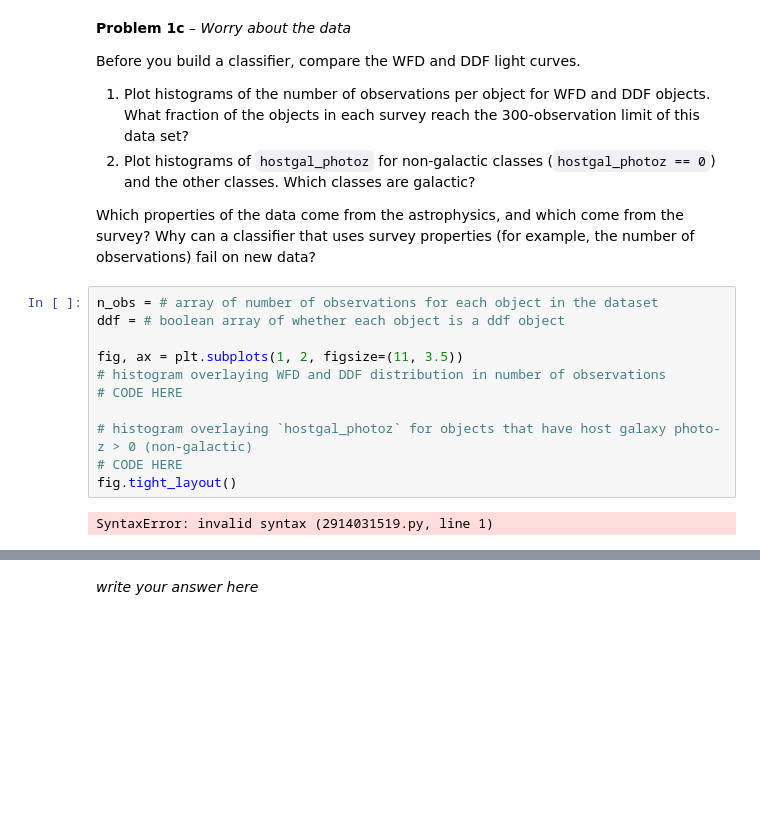
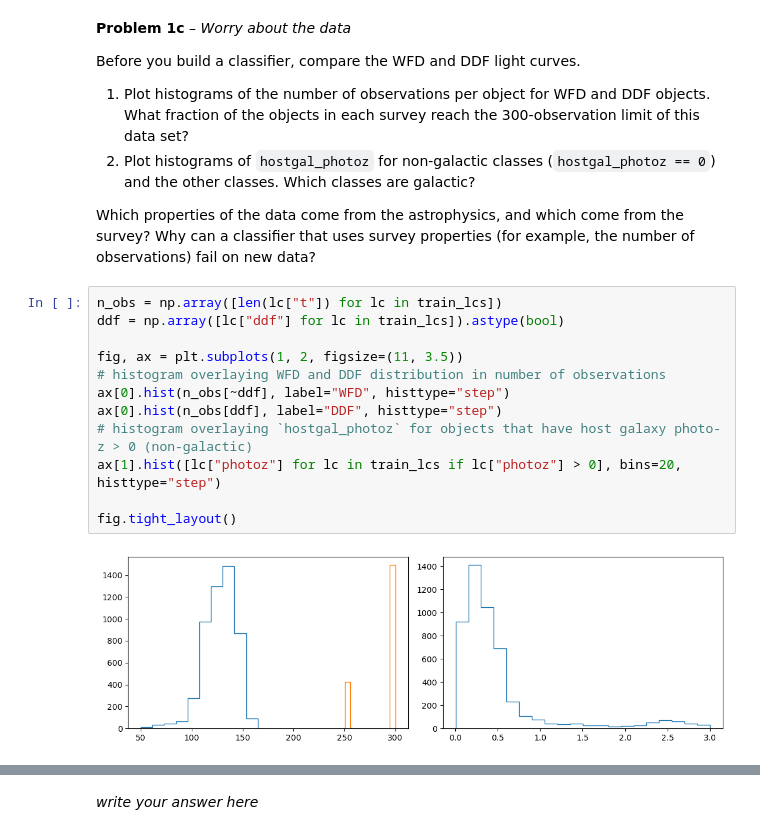
Before and after one commit to ullas-bhat/Session-27, a Jupyter notebook: Day4/MLForTimeSeries.ipynb, the cells around one changed output, grey strips where cells are left out. Saved outputs shown, nothing was run; the diff lists cells and outputs as text; blank space fills up the shorter version.

```diff
--- a/Day4/MLForTimeSeries.ipynb
+++ b/Day4/MLForTimeSeries.ipynb
@@ -228,15 +237,16 @@ Before you build a classifier, compare the WFD and DDF light curves.
 
 Which properties of the data come from the astrophysics, and which come from the survey? Why can a classifier that uses survey properties (for example, the number of observations) fail on new data?
 # %%
-n_obs = # array of number of observations for each object in the dataset
-ddf = # boolean array of whether each object is a ddf object
+n_obs = np.array([len(lc["t"]) for lc in train_lcs])
+ddf = np.array([lc["ddf"] for lc in train_lcs]).astype(bool)
 
 fig, ax = plt.subplots(1, 2, figsize=(11, 3.5))
 # histogram overlaying WFD and DDF distribution in number of observations
-# CODE HERE
+ax[0].hist(n_obs[~ddf], label="WFD", histtype="step")
+ax[0].hist(n_obs[ddf], label="DDF", histtype="step")
+# histogram overlaying `hostgal_photoz` for objects that have host galaxy photo-z > 0 (non-galactic)
+ax[1].hist([lc["photoz"] for lc in train_lcs if lc["photoz"] > 0], bins=20, histtype="step")
 
-# histogram overlaying `hostgal_photoz` for objects that have host galaxy photo-z > 0 (non-galactic)
-# CODE HERE
 fig.tight_layout()
 # %% [output]
-SyntaxError: invalid syntax (2914031519.py, line 1)
+[figure, added]
```
Also changed, not shown: parts of 10 cells of this notebook, 1 other file.
